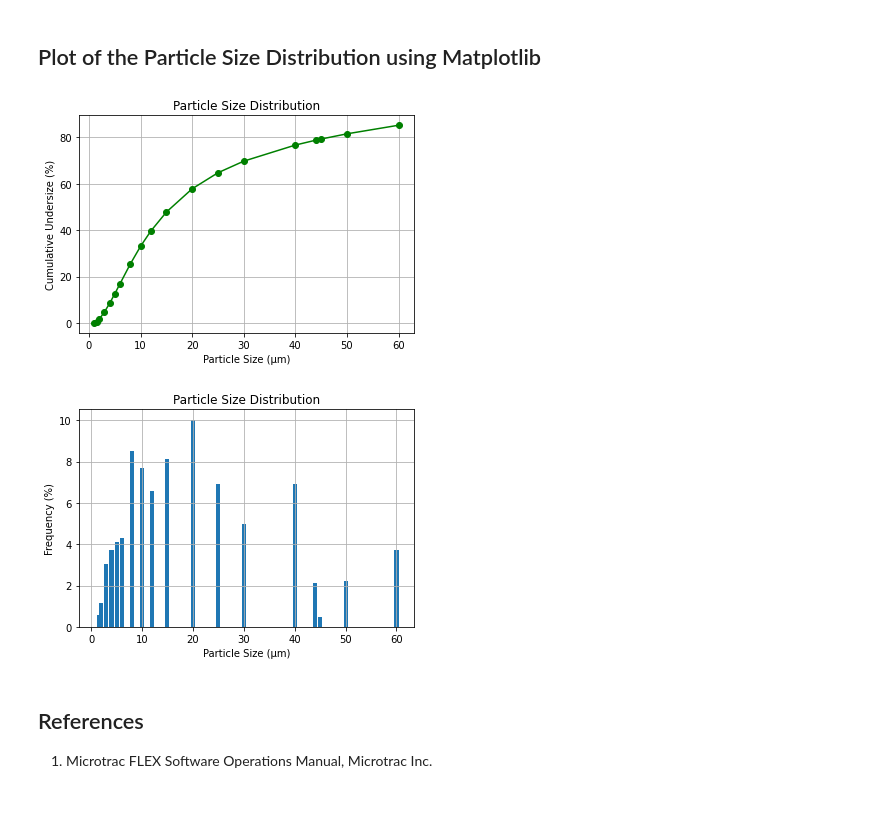
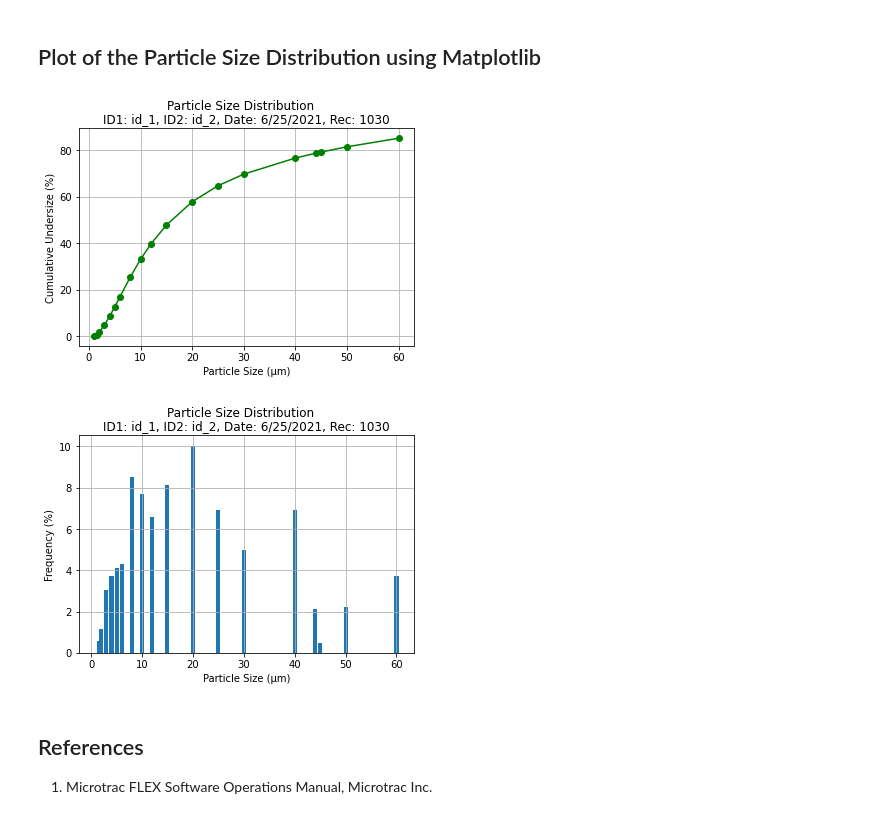
Before and after one commit to rpitchumani/s-3500, a Jupyter notebook: Microtrac S3500 PSA.ipynb, the cells around one changed output. Drawn from its saved outputs; the diff is of its cells as text; code cells hidden in the pictures.

```diff
--- a/Microtrac S3500 PSA.ipynb
+++ b/Microtrac S3500 PSA.ipynb
@@ -144,22 +143,24 @@ mt.psd
 ## Plot of the Particle Size Distribution using Matplotlib
 # %%
 plt.plot(mt.psd["Size(um)"], mt.psd["%Pass"], "-og")
-plt.title("Particle Size Distribution")
 plt.xlabel("Particle Size (\u03BCm)")
 plt.ylabel("Cumulative Undersize (%)")
 plt.grid(visible=True)
+plt.suptitle("Particle Size Distribution")
+plt.title(f"ID1: {mt.id_1}, ID2: {mt.id_2}, Date: {mt.date}, Rec: {mt.db_rec}")
 plt.show()
 # %% [output]
-[figure, old version]
+[figure, new version]
 # %%
 plt.bar(mt.psd["Size(um)"], mt.psd["%Chan"])
-plt.title("Particle Size Distribution")
 plt.xlabel("Particle Size (\u03BCm)")
 plt.ylabel("Frequency (%)")
 plt.grid(visible=True)
+plt.suptitle("Particle Size Distribution")
+plt.title(f"ID1: {mt.id_1}, ID2: {mt.id_2}, Date: {mt.date}, Rec: {mt.db_rec}")
 plt.show()
 # %% [output]
-[figure, old version]
+[figure, new version]
 # %% [markdown]
 ## References
 1. Microtrac FLEX Software Operations Manual, Microtrac Inc.
```
Also changed, not shown: parts of 12 cells of this notebook, 1 other file.
